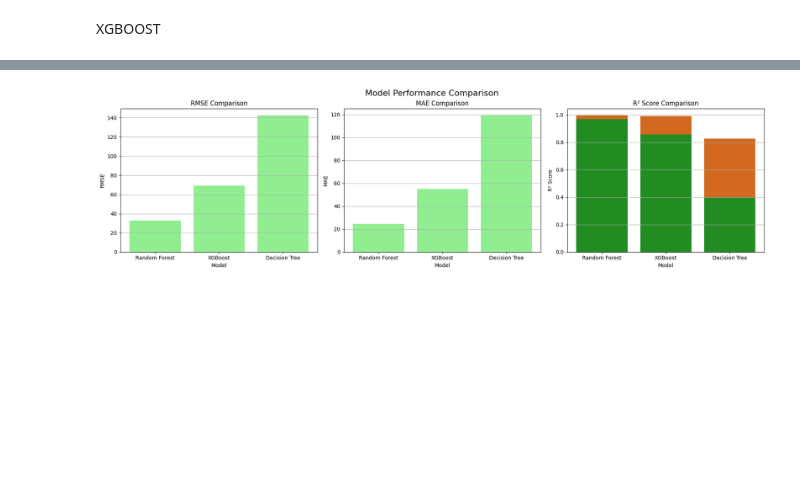
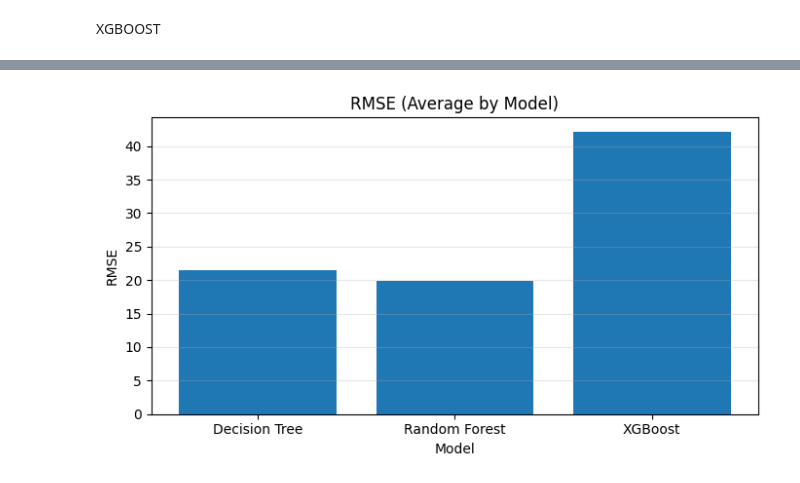
Before and after one commit to SomrajBharadwaj/STOCK-MARKET-PREDICTION-BY-USING-ML-MODELS, a Jupyter notebook: final_datascience_Project.ipynb, the cells around one changed output, grey strips where cells are left out. Cells and saved outputs as stored; diff of their text form; code cells hidden in the pictures; blank space fills up the shorter version.

```diff
--- a/final_datascience_Project.ipynb
+++ b/final_datascience_Project.ipynb
@@ -1358,51 +1409,71 @@ Saved Decision Tree metrics to: /Users/somrajbharadwaj/project/final_data_scienc
 # %%
-# Load model evaluation metrics
-rf_metrics = pd.read_csv("/Users/somrajbharadwaj/project/final_data_science/venv/random_forest_stock_metrics.csv")
-xgb_metrics = pd.read_csv("/Users/somrajbharadwaj/project/final_data_science/venv/xgboost_stock_metrics.csv")
-dt_metrics = pd.read_csv("/Users/somrajbharadwaj/project/final_data_science/venv/dtree_outputs/decision_tree_stock_metrics.csv")
+import pandas as pd
+import matplotlib.pyplot as plt
 
-# Combine all into one dataframe
-all_metrics = pd.concat([rf_metrics, xgb_metrics, dt_metrics], ignore_index=True)
+# -----------------------------
+# 1) Read metrics files
+# -----------------------------
+rf_path  = "/Users/somrajbharadwaj/project/final_data_science/venv/rf_stock_metrics.csv"
+xgb_path = "/Users/somrajbharadwaj/project/final_data_science/venv/xgb_metrics.csv"
+dt_path  = "/Users/somrajbharadwaj/project/final_data_science/venv/dtree_outputs/decision_tree_metrics.csv"
 
-# Fix R2_Score column: if R2_Score is NaN, use R2 column
-# Check if 'R2' column exists before trying to fillna
-if 'R2' in all_metrics.columns:
-    all_metrics['R2_Score'] = all_metrics['R2_Score'].fillna(all_metrics['R2'])
-    # Drop the now redundant R2 column
-    all_metrics = all_metrics.drop(columns=['R2'])
+rf_df  = pd.read_csv(rf_path)
+xgb_df = pd.read_csv(xgb_path)
+dt_df  = pd.read_csv(dt_path)
 
-# Display corrected metrics
-print(all_metrics)
 
-# Now create the combined figure
-fig, axes = plt.subplots(1, 3, figsize=(18, 5))  # 1 row, 3 columns
+# 2) Merge all results
 
-# Plot RMSE Comparison
-axes[0].bar(all_metrics['Model'], all_metrics['RMSE'], color=['skyblue', 'sandybrown', 'lightgreen'])
-axes[0].set_title('RMSE Comparison')
-axes[0].set_ylabel('RMSE')
-axes[0].set_xlabel('Model')
-axes[0].grid(axis='y')
+metrics = pd.concat([rf_df, xgb_df, dt_df], ignore_index=True)
 
-# Plot MAE Comparison
-axes[1].bar(all_metrics['Model'], all_metrics['MAE'], color=['royalblue', 'sandybrown', 'lightgreen'])
-axes[1].set_title('MAE Comparison')
-axes[1].set_ylabel('MAE')
-axes[1].set_xlabel('Model')
-axes[1].grid(axis='y')
+# Make sure R2 column name is consistent
+if "R2_Score" not in metrics.columns and "R2" in metrics.columns:
+    metrics["R2_Score"] = metrics["R2"]
 
-# Plot R² Score Comparison
-axes[2].bar(all_metrics['Model'], all_metrics['R2_Score'], color=['navy', 'chocolate', 'forestgreen'])
-axes[2].set_title('R² Score Comparison')
-axes[2].set_ylabel('R² Score')
-axes[2].set_xlabel('Model')
-axes[2].grid(axis='y')
+if "R2" in metrics.columns and "R2_Score" in metrics.columns:
+    metrics["R2_Score"] = metrics["R2_Score"].fillna(metrics["R2"])
+    metrics = metrics.drop(columns=["R2"])
 
-# Set overall figure title
-fig.suptitle('Model Performance Comparison', fontsize=16)
+print(metrics)
 
-# Adjust layout
+#  Create model-level summary (average across stocks)
+
+model_summary = (
+    metrics.groupby("Model", as_index=False)
+           .agg(RMSE=("RMSE", "mean"),
+                MAE=("MAE", "mean"),
+                R2_Score=("R2_Score", "mean"))
+)
+
+print("\nModel-level average performance:")
+print(model_summary)
+
+# Plot (3 separate charts)
+
+plt.figure(figsize=(7, 4))
+plt.bar(model_summary["Model"], model_summary["RMSE"])
+plt.title("RMSE (Average by Model)")
+plt.xlabel("Model")
+plt.ylabel("RMSE")
+plt.grid(axis="y", alpha=0.3)
 plt.tight_layout()
-plt.subplots_adjust(top=0.88)
 plt.show()
+
+plt.figure(figsize=(7, 4))
+plt.bar(model_summary["Model"], model_summary["MAE"])
+plt.title("MAE (Average by Model)")
+plt.xlabel("Model")
+plt.ylabel("MAE")
+plt.grid(axis="y", alpha=0.3)
+plt.tight_layout()
+plt.show()
+
+plt.figure(figsize=(7, 4))
+plt.bar(model_summary["Model"], model_summary["R2_Score"])
+plt.title("R² Score (Average by Model)")
+plt.xlabel("Model")
+plt.ylabel("R² Score")
+plt.grid(axis="y", alpha=0.3)
+plt.tight_layout()
+plt.show()
 # %% [output]
@@ -1419 +1495 @@ plt.show()
-[figure, old version]
+[figure, new version]
```
Also changed, not shown: parts of 20 cells of this notebook.
